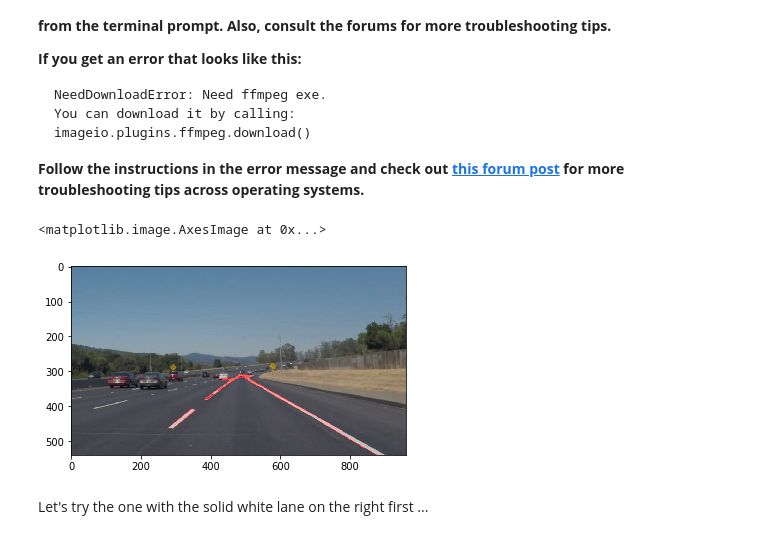
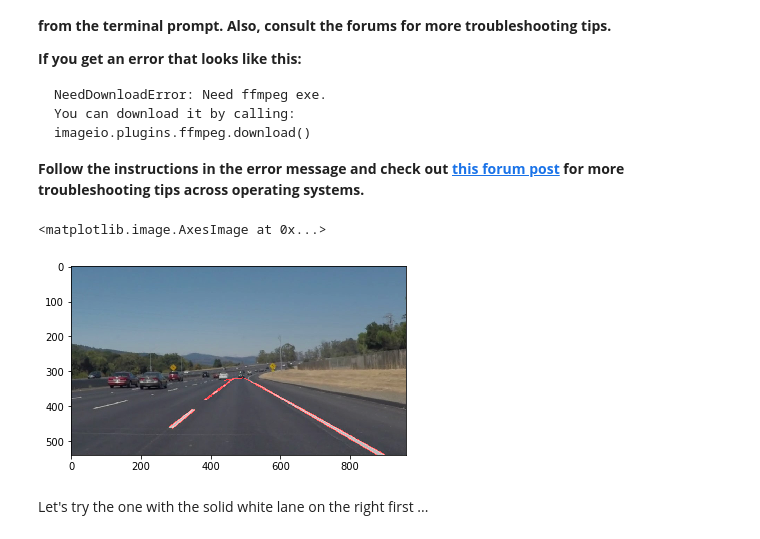
Before and after one commit to DavidSilveraGabriel/Self_driving_car_UdacityND, a Jupyter notebook: P1-master/P1.ipynb, the cells around one changed output. Saved outputs shown, nothing was run; the diff lists cells and outputs as text; code cells hidden in the pictures.

```diff
--- a/P1-master/P1.ipynb
+++ b/P1-master/P1.ipynb
@@ -369,13 +369,13 @@ def process_image(image):
 
     image_height = image.shape[0]
     image_width = image.shape[1]
-    vertices = np.array([[[(75, image_height),
-                           (image_width/2 - 40, image_height/2 + 40),
-                           (image_width/2 + 40, image_height/2 + 40),
-                          (image_width-75, image_height)]]],
-                           dtype=np.int32)
+    #vertices = np.array([[[(75, image_height),
+    #                       (image_width/2 - 40, image_height/2 + 40),
+    #                       (image_width/2 + 40, image_height/2 + 40),
+    #                      (image_width-75, image_height)]]],
+    #                       dtype=np.int32)
     #vertices = np.array([[(0,image_height),(450, 290), (490, 290), (image_width,image_height)]])
-    #vertices = np.array([[(0,image_height),(450, 320), (494, 318), (image_width,image_height)]], dtype=np.int32)
+    vertices = np.array([[(0,image_height),(450, 320), (494, 318), (image_width,image_height)]], dtype=np.int32)
     #vertices = np.array([[(0,image_height),(450, 320), (494, 318), (image_width,image_height)]], dtype=np.int32)
 
     #cv2.fillPoly(mask, vertices, ignore_mask_color)
@@ -389,7 +389,7 @@ def process_image(image):
     threshold = 15    # minimum number of votes (intersections in Hough grid cell)
     min_line_length = 40 #minimum number of pixels making up a line
     max_line_gap = 20    # maximum gap in pixels between connectable line segments
-    line_image = np.copy(image)*0 # creating a blank to draw lines on
+    #line_image = np.copy(image)*0 # creating a blank to draw lines on
 
     # Run Hough on edge detected image
     # Output "lines" is an array containing endpoints of detected line segments
@@ -407,13 +407,13 @@ def process_image(image):
     # Draw the lines on the edge image
     lines_edges = weighted_img(lines, image)
 
-    return plt.imshow(lines_edges)
+    return lines_edges
 # %%
 # let's test our pipeline
-process_image(image)
+plt.imshow(process_image(image))
 # %% [output]
 <matplotlib.image.AxesImage at 0x...>
-[figure, old version]
+[figure, new version]
 # %% [markdown]
 Let's try the one with the solid white lane on the right first ...
 # %%
```
Also changed, not shown: parts of 4 cells of this notebook.
